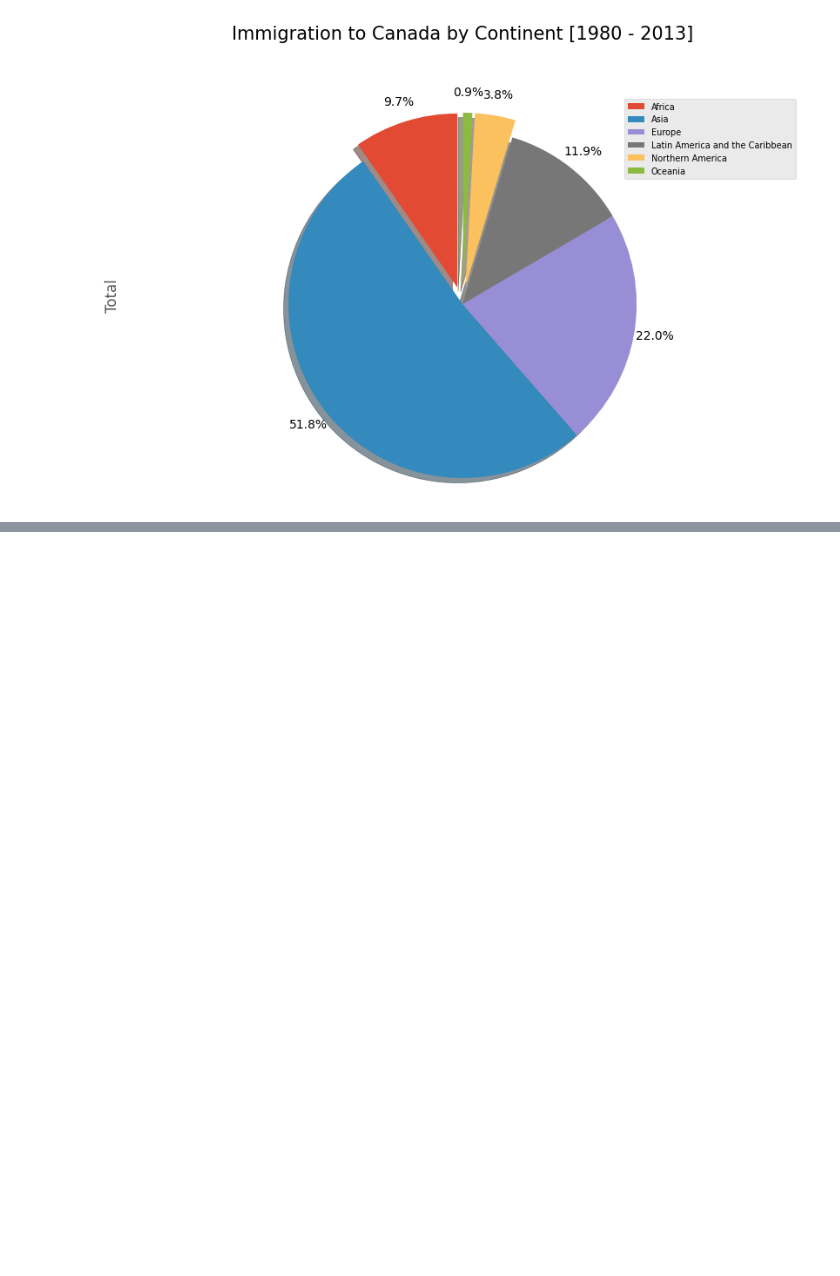
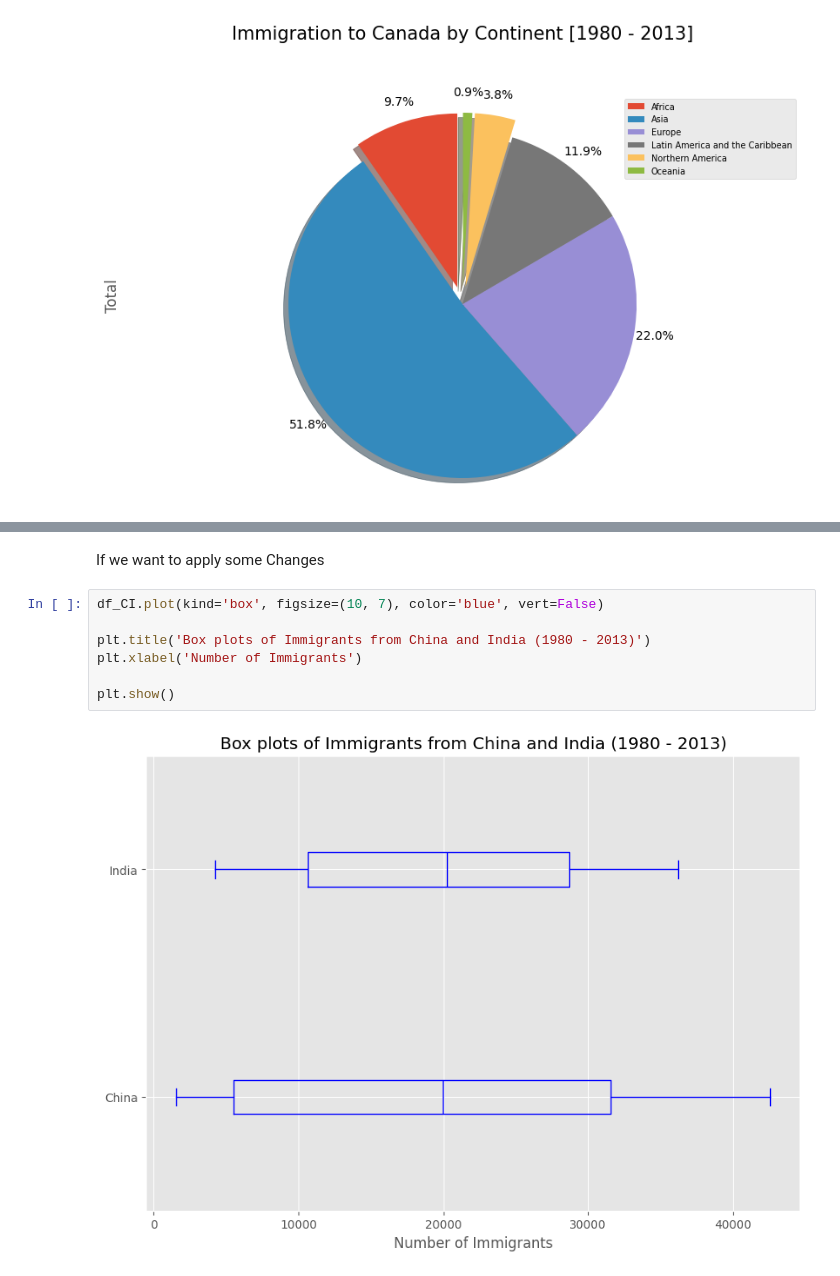
Before and after one commit to Rohit-03-19/DATA-SCIENCE, a Jupyter notebook: Learnings/Data Visualization/Pie Charts, Box Plots, Scatter Plots, and Bubble Plots.ipynb, the cells around one changed output, grey strips where cells are left out. Drawn from its saved outputs; the diff is of its cells as text; blank space fills up the shorter version.

```diff
--- a/Learnings/Data Visualization/Pie Charts, Box Plots, Scatter Plots, and Bubble Plots.ipynb
+++ b/Learnings/Data Visualization/Pie Charts, Box Plots, Scatter Plots, and Bubble Plots.ipynb
@@ -113,0 +175,11 @@ plt.show()
+# %% [markdown]
+If we want to apply some Changes
+# %%
+df_CI.plot(kind='box', figsize=(10, 7), color='blue', vert=False)
+
+plt.title('Box plots of Immigrants from China and India (1980 - 2013)')
+plt.xlabel('Number of Immigrants')
+
+plt.show()
+# %% [output]
+[figure, added]
```
Also changed, not shown: parts of 8 cells of this notebook.
